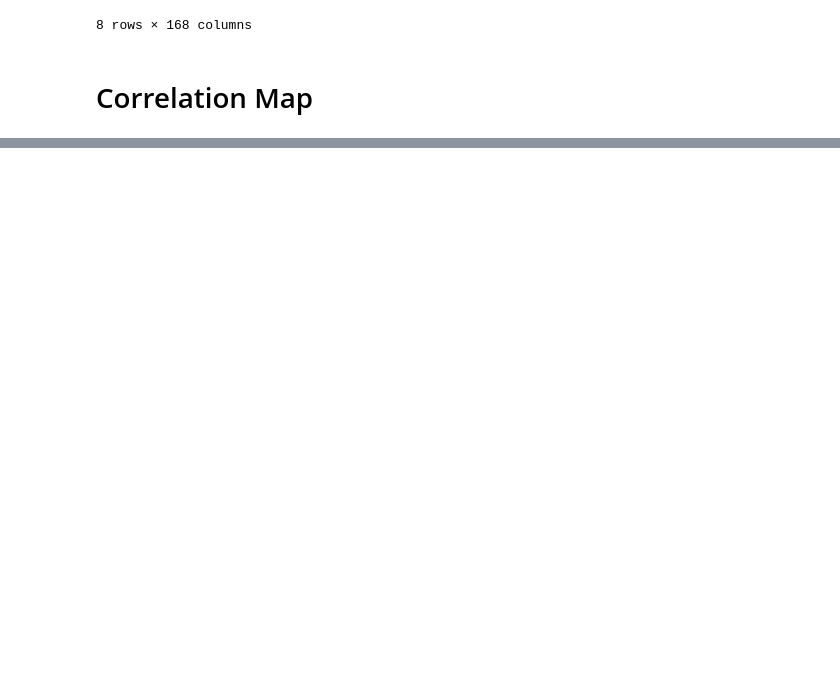
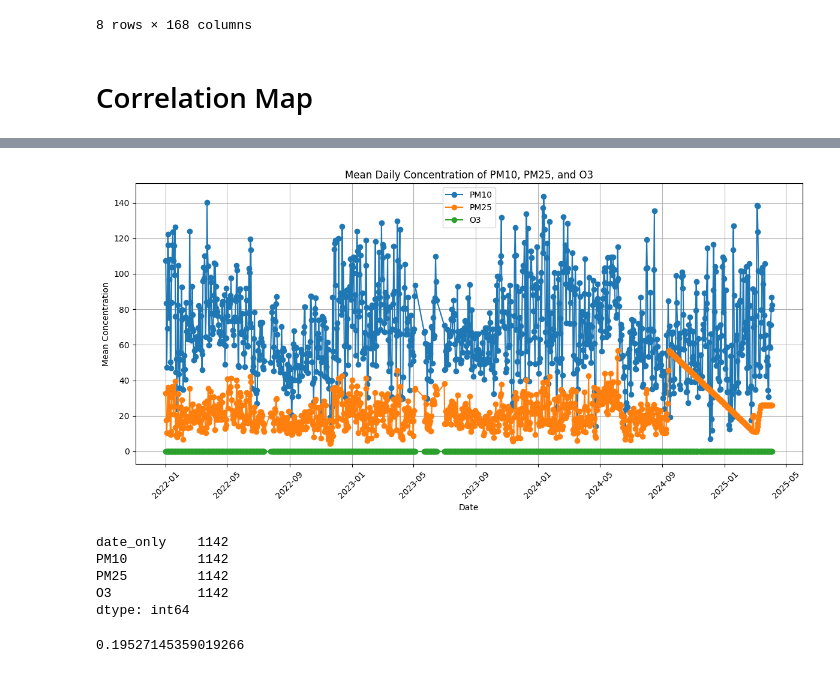
Before and after one commit to SimplySanti/daacc_preficient, a Jupyter notebook: notebooks/WeatherPollutionCorrelation.ipynb, the cells around one changed output, grey strips where cells are left out. Saved outputs shown, nothing was run; the diff lists cells and outputs as text; code cells hidden in the pictures; blank space fills up the shorter version.

```diff
--- a/notebooks/WeatherPollutionCorrelation.ipynb
+++ b/notebooks/WeatherPollutionCorrelation.ipynb
@@ -656,0 +669,33 @@ plt.show()
+# %%
+df_ = df_[df_["Sensor_id"] == "ANL10"]
+# %%
+import pandas as pd
+import matplotlib.pyplot as plt
+
+# Example dataframe snippet (assuming you already have `df` loaded)
+# Convert 'Dia' to datetime if it's not already
+df_["Dia"] = pd.to_datetime(df_["Dia"])
+
+# Extract only the date part (drop the time)
+df_["date_only"] = df_["Dia"].dt.date
+
+# Group by date and calculate mean for the desired pollutants
+mean_pollutants = df_.groupby("date_only")[["PM10", "PM25", "O3"]].mean().reset_index()
+
+# Plot
+plt.figure(figsize=(12, 6), facecolor='none')
+plt.plot(mean_pollutants["date_only"], mean_pollutants["PM10"], label="PM10", marker='o')
+plt.plot(mean_pollutants["date_only"], mean_pollutants["PM25"], label="PM25", marker='o')
+plt.plot(mean_pollutants["date_only"], mean_pollutants["O3"], label="O3", marker='o')
+
+plt.xlabel("Date")
+plt.ylabel("Mean Concentration")
+plt.title("Mean Daily Concentration of PM10, PM25, and O3")
+plt.legend()
+plt.grid(True)
+plt.gca().patch.set_alpha(0)  # Transparent background
+plt.xticks(rotation=45)
+plt.tight_layout()
+plt.show()
+# %% [output]
+[figure, added]
@@ -656,0 +706,12 @@ plt.show()
+# %%
+mean_pollutants.count()
+# %% [output]
+date_only    1142
+PM10         1142
+PM25         1142
+O3           1142
+dtype: int64
+# %%
+223/1142
+# %% [output]
+0.19527145359019266
```
Also changed, not shown: parts of 10 cells of this notebook, 5 other files.
